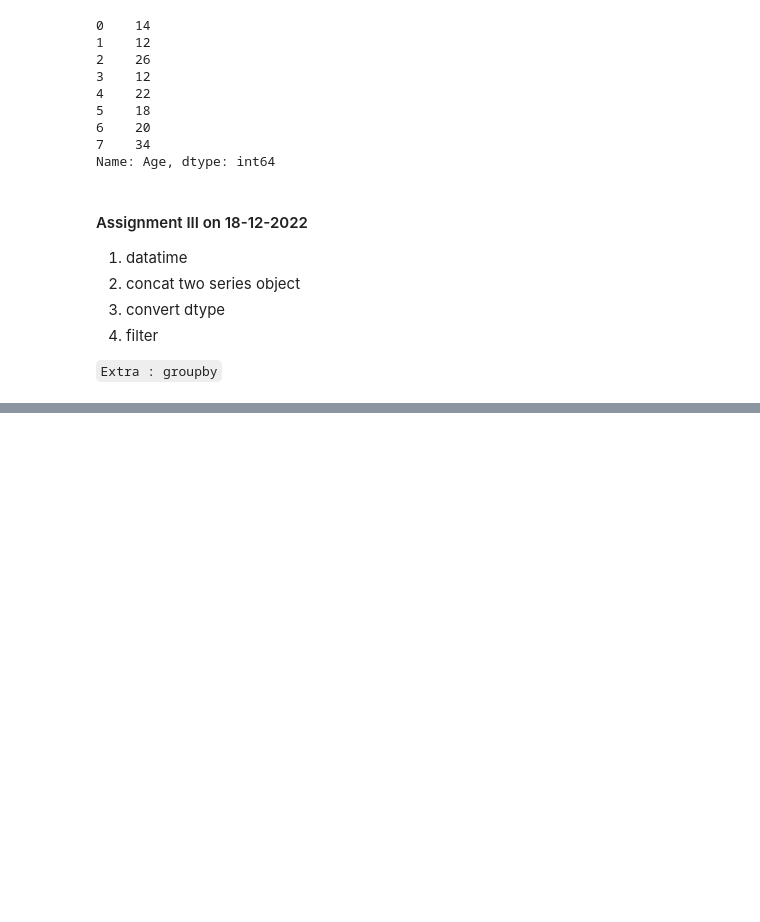
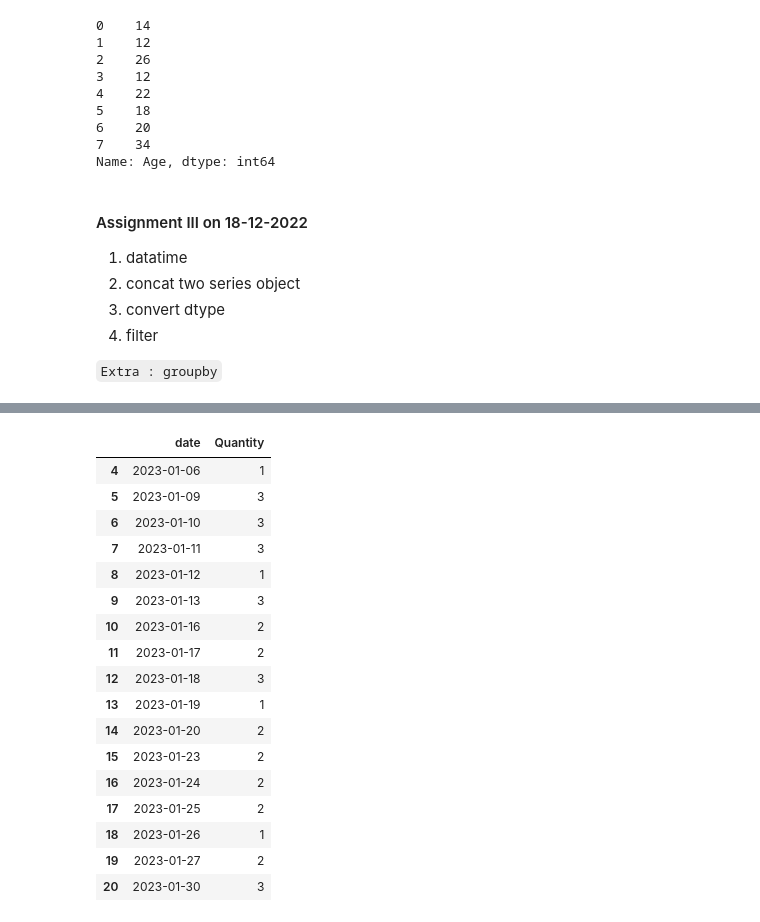
Before and after one commit to Navazdeen/ML_handson, a Jupyter notebook: Data Science/pandas_tut.ipynb, the cells around one changed output, grey strips where cells are left out. Cells and saved outputs as stored; diff of their text form; code cells hidden in the pictures; blank space fills up the shorter version.

```diff
--- a/Data Science/pandas_tut.ipynb
+++ b/Data Science/pandas_tut.ipynb
@@ -142,0 +331,21 @@ Name: Age, dtype: int64
+# %%
+dataframe.iloc[4:-2, :2]
+# %% [output]
+|  | date | Quantity |
+| 4 | 2023-01-06 | 1 |
+| 5 | 2023-01-09 | 3 |
+| 6 | 2023-01-10 | 3 |
+| 7 | 2023-01-11 | 3 |
+| 8 | 2023-01-12 | 1 |
+| 9 | 2023-01-13 | 3 |
+| 10 | 2023-01-16 | 2 |
+| 11 | 2023-01-17 | 2 |
+| 12 | 2023-01-18 | 3 |
+| 13 | 2023-01-19 | 1 |
+| 14 | 2023-01-20 | 2 |
+| 15 | 2023-01-23 | 2 |
+| 16 | 2023-01-24 | 2 |
+| 17 | 2023-01-25 | 2 |
+| 18 | 2023-01-26 | 1 |
+| 19 | 2023-01-27 | 2 |
+| 20 | 2023-01-30 | 3 |
```
Also changed, not shown: parts of 45 cells of this notebook, 5 other files.
